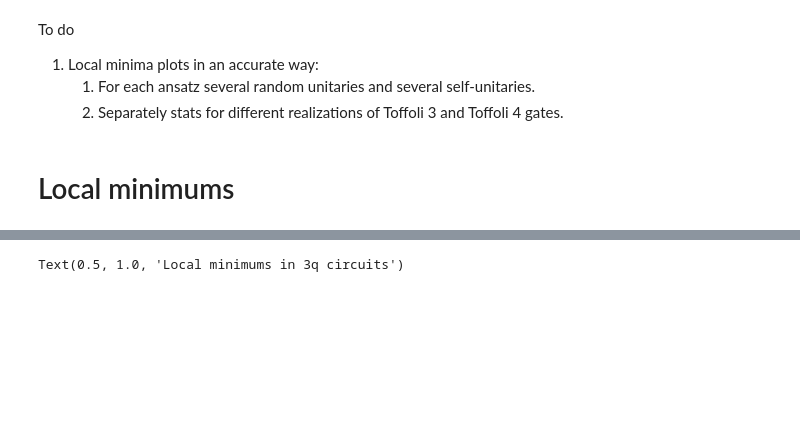
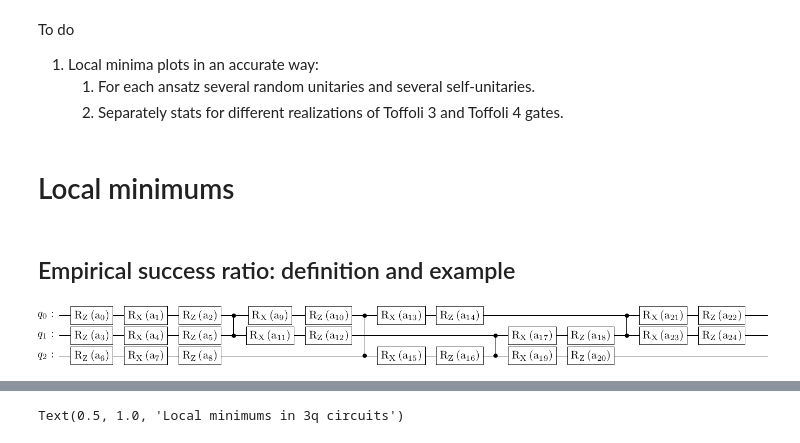
Before and after one commit to idnm/cpflow, a Jupyter notebook: peppar.ipynb, the cells around one changed output, grey strips where cells are left out. Cells and saved outputs as stored; diff of their text form; code cells hidden in the pictures; blank space fills up the shorter version.

```diff
--- a/peppar.ipynb
+++ b/peppar.ipynb
@@ -16,3 +16,14 @@ To do
     1. Separately stats for different realizations of Toffoli 3 and Toffoli 4 gates.
 # %% [markdown]
 # Local minimums
+# %% [markdown]
+## Empirical success ratio: definition and example
+# %%
+anz = Ansatz(3, 'cz', fill_layers(connected_layer(3), 4))
+target_angles = random_angles(anz.num_angles)
+target_circuit = anz.circuit(target_angles)
+target_unitary = anz.unitary(target_angles)
+
+anz.circuit().draw(output='latex')
+# %% [output]
+[figure, added]
```
Also changed, not shown: parts of 5 cells of this notebook, 4 other files.
